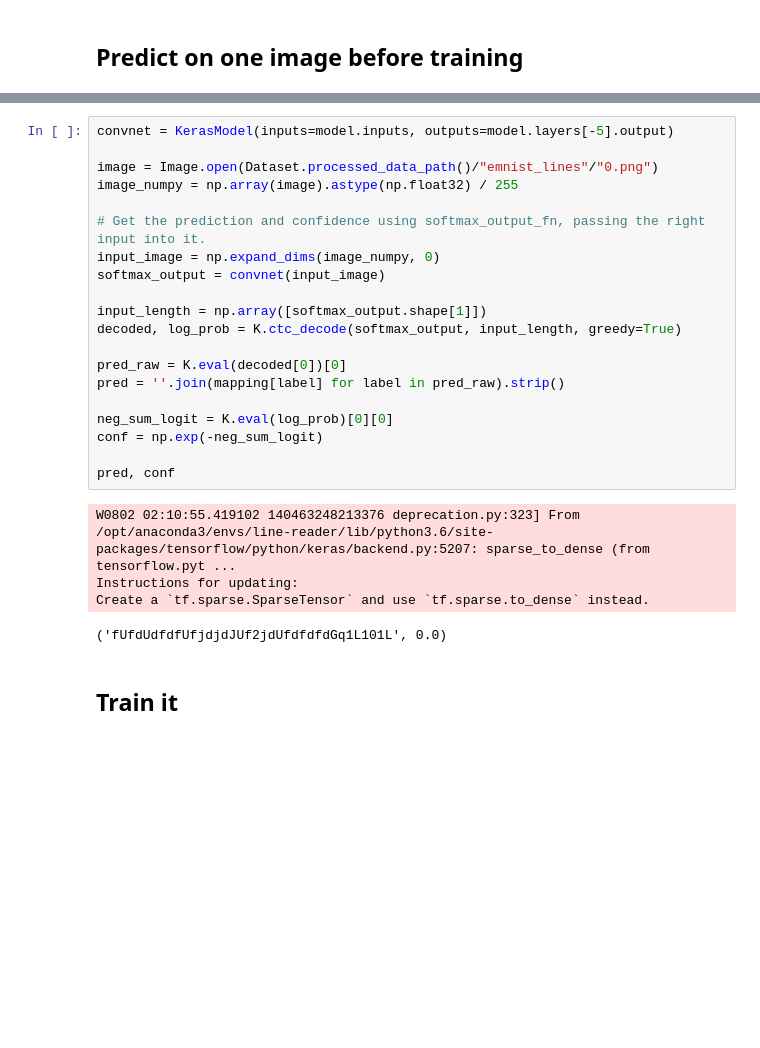
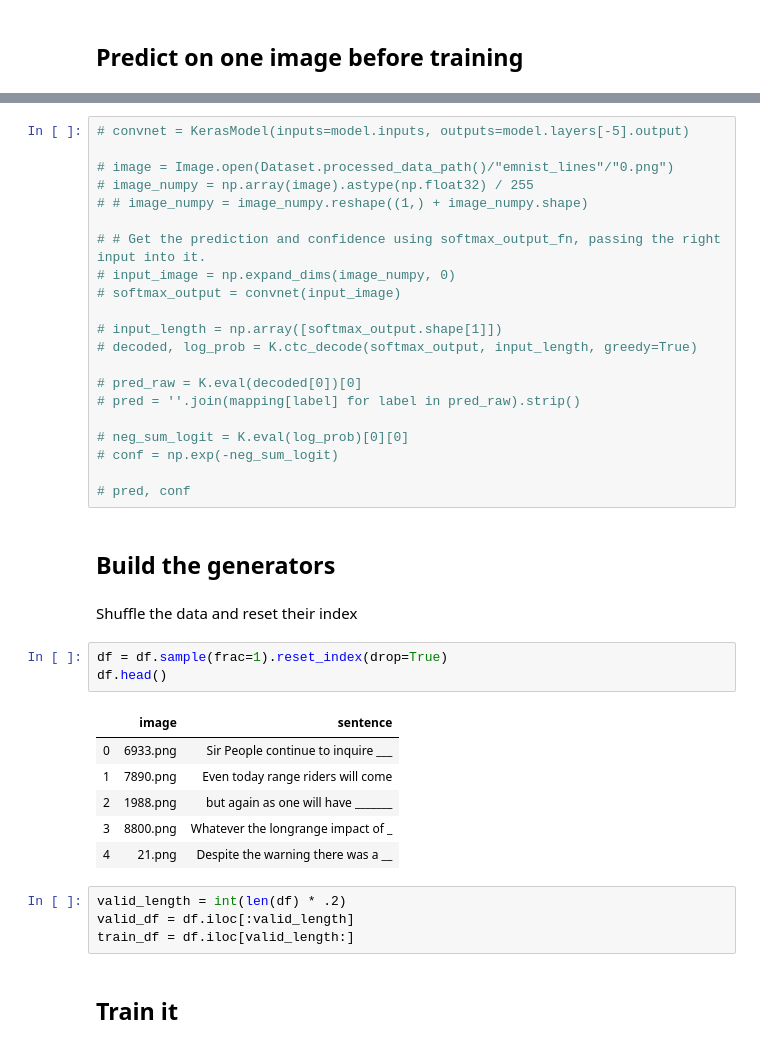
Before and after one commit to MostafaGazar/line-reader, a Jupyter notebook: notebooks/06-lines-time-distributed-ctc-loss-predictor.ipynb, the cells around one changed output, grey strips where cells are left out. Drawn from its saved outputs; the diff is of its cells as text; blank space fills up the shorter version.

Commit message:
Update ctc lines notebook

```diff
--- a/notebooks/06-lines-time-distributed-ctc-loss-predictor.ipynb
+++ b/notebooks/06-lines-time-distributed-ctc-loss-predictor.ipynb
@@ -300,28 +300,42 @@ input_length
 # %%
-convnet = KerasModel(inputs=model.inputs, outputs=model.layers[-5].output)
+# convnet = KerasModel(inputs=model.inputs, outputs=model.layers[-5].output)
 
-image = Image.open(Dataset.processed_data_path()/"emnist_lines"/"0.png")
-image_numpy = np.array(image).astype(np.float32) / 255
+# image = Image.open(Dataset.processed_data_path()/"emnist_lines"/"0.png")
+# image_numpy = np.array(image).astype(np.float32) / 255
+# # image_numpy = image_numpy.reshape((1,) + image_numpy.shape)
 
-# Get the prediction and confidence using softmax_output_fn, passing the right input into it.
-input_image = np.expand_dims(image_numpy, 0)
-softmax_output = convnet(input_image)
+# # Get the prediction and confidence using softmax_output_fn, passing the right input into it.
+# input_image = np.expand_dims(image_numpy, 0)
+# softmax_output = convnet(input_image)
 
-input_length = np.array([softmax_output.shape[1]])
-decoded, log_prob = K.ctc_decode(softmax_output, input_length, greedy=True)
+# input_length = np.array([softmax_output.shape[1]])
+# decoded, log_prob = K.ctc_decode(softmax_output, input_length, greedy=True)
 
-pred_raw = K.eval(decoded[0])[0]
-pred = ''.join(mapping[label] for label in pred_raw).strip()
+# pred_raw = K.eval(decoded[0])[0]
+# pred = ''.join(mapping[label] for label in pred_raw).strip()
 
-neg_sum_logit = K.eval(log_prob)[0][0]
-conf = np.exp(-neg_sum_logit)
+# neg_sum_logit = K.eval(log_prob)[0][0]
+# conf = np.exp(-neg_sum_logit)
 
-pred, conf
+# pred, conf
-# %% [output]
-W0802 02:10:55.419102 140463248213376 deprecation.py:323] From /opt/anaconda3/envs/line-reader/lib/python3.6/site-packages/tensorflow/python/keras/backend.py:5207: sparse_to_dense (from tensorflow.pyt ...
-Instructions for updating:
-Create a `tf.sparse.SparseTensor` and use `tf.sparse.to_dense` instead.
-('fUfdUdfdfUfjdjdJUf2jdUfdfdfdGq1L101L', 0.0)
+# %% [markdown]
+## Build the generators
+# %% [markdown]
+Shuffle the data and reset their index
+# %%
+df = df.sample(frac=1).reset_index(drop=True)
+df.head()
+# %% [output]
+|  | image | sentence |
+| 0 | 6933.png | Sir People continue to inquire ___ |
+| 1 | 7890.png | Even today range riders will come |
+| 2 | 1988.png | but again as one will have _______ |
+| 3 | 8800.png | Whatever the longrange impact of _ |
+| 4 | 21.png | Despite the warning there was a __ |
+# %%
+valid_length = int(len(df) * .2)
+valid_df = df.iloc[:valid_length]
+train_df = df.iloc[valid_length:]
 # %% [markdown]
 ## Train it
 # %%
```
Also changed, not shown: parts of 25 cells of this notebook, 2 other files.
